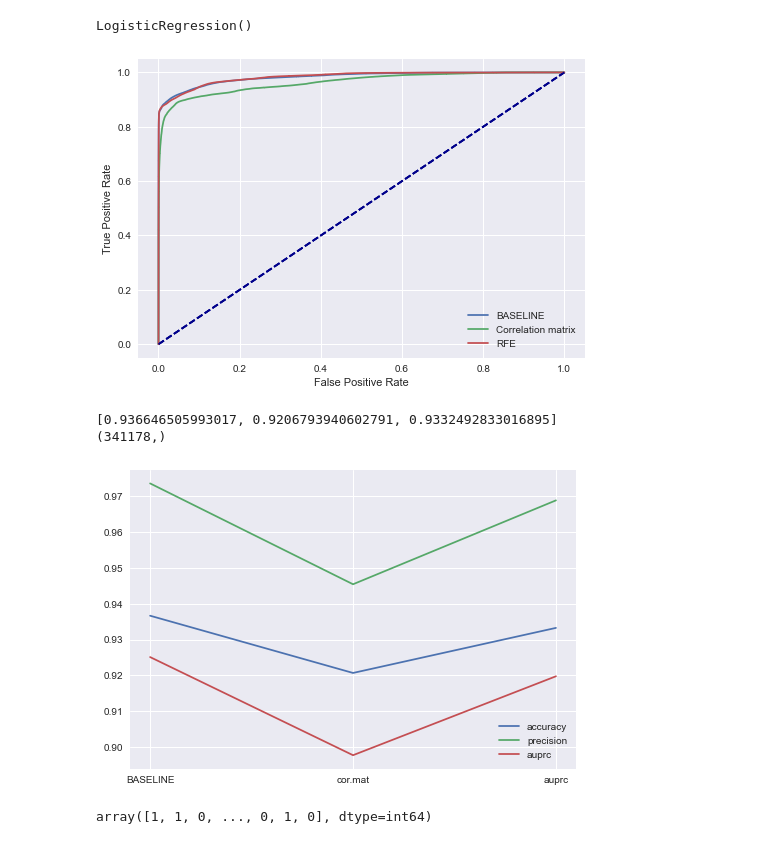
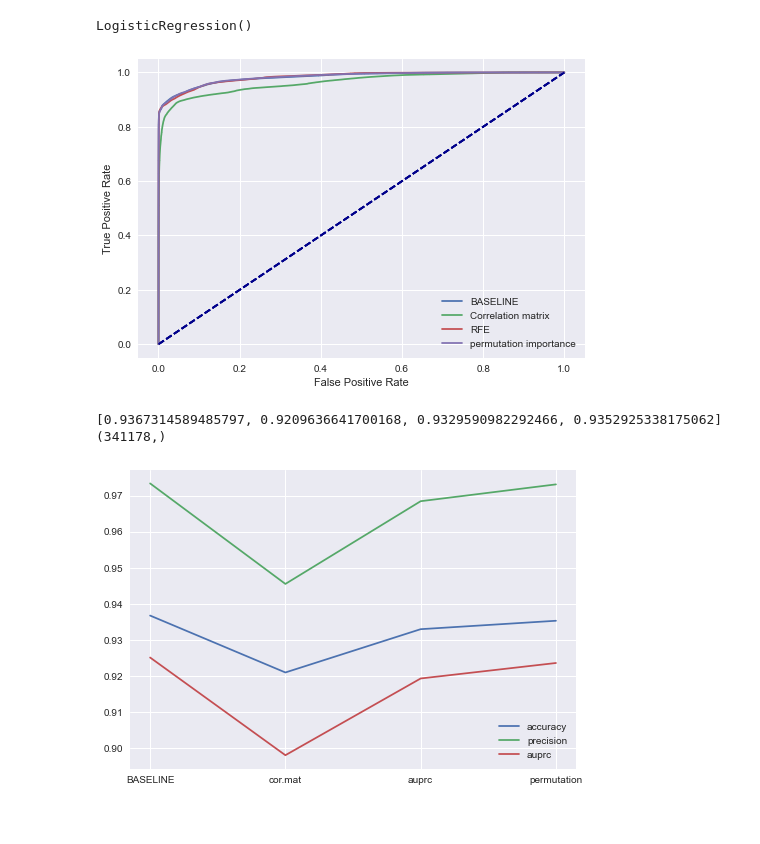
Before and after one commit to bjarnemu/aml2021finalproject, a Jupyter notebook: featureselection.ipynb, the cells around one changed output. Drawn from its saved outputs; the diff is of its cells as text; code cells hidden in the pictures.

Commit message:
med permutation feature selection

```diff
--- a/featureselection.ipynb
+++ b/featureselection.ipynb
@@ -97,30 +116,37 @@ array(['V4', 'V8', 'V9', 'V10', 'V13', 'V14', 'V16', 'V21', 'V22', 'V27'],
 top10 = ['V3', 'V4', 'V7', 'V10', 'V11', 'V12', 'V14', 'V16', 'V17', 'V18']
 top10_cormat = ['V11','V4','V2','V21','V19','V20','V8','V27','V28']
 top10_RFE = ['V4', 'V8', 'V9', 'V10', 'V13', 'V14', 'V16', 'V21', 'V22', 'V27']
+top10_perm = ['V14','V12','V17','V10','V4','V16','V7','V2','V11','Amount']
 
 X = normalized_records[top10].to_numpy()
 X_cormat = normalized_records[top10_cormat].to_numpy()
 X_RFE = normalized_records[top10_RFE].to_numpy()
+X_perm = normalized_records[top10_perm].to_numpy()
 y = targets.to_numpy()
 # %%
 
 oversample = imblearn.over_sampling.SMOTE()
 X_smote, y_smote = oversample.fit_resample(X, y)
-X_smote_cormat, y_smote = oversample.fit_resample(X_cormat, y)
-X_smote_RFE, y_smote = oversample.fit_resample(X_RFE, y)
+X_smote_cormat, y_smote_cormat = oversample.fit_resample(X_cormat, y)
+X_smote_RFE, y_smote_RFE = oversample.fit_resample(X_RFE, y)
+X_smote_perm, y_smote_perm = oversample.fit_resample(X_perm, y)
 
 lrg3 = LogisticRegression()
 lrg3_cormat = LogisticRegression()
 lrg3_RFE = LogisticRegression()
+lrg3_perm = LogisticRegression()
 
 X_train3, X_validation3, y_train3, y_validation3 = train_test_split(X_smote, y_smote, test_size=0.60, random_state=42)
 lrg3.fit(X_train3, y_train3)
 
-X_train3_cormat, X_validation3_cormat, y_train3_cormat, y_validation3_cormat = train_test_split(X_smote_cormat, y_smote, test_size=0.60, random_state=42)
+X_train3_cormat, X_validation3_cormat, y_train3_cormat, y_validation3_cormat = train_test_split(X_smote_cormat, y_smote_cormat, test_size=0.60, random_state=42)
 lrg3_cormat.fit(X_train3_cormat, y_train3_cormat)
 
-X_train3_RFE, X_validation3_RFE, y_train3_RFE, y_validation3_RFE = train_test_split(X_smote_RFE, y_smote, test_size=0.60, random_state=42)
+X_train3_RFE, X_validation3_RFE, y_train3_RFE, y_validation3_RFE = train_test_split(X_smote_RFE, y_smote_RFE, test_size=0.60, random_state=42)
 lrg3_RFE.fit(X_train3_RFE, y_train3_RFE)
+
+X_train3_perm, X_validation3_perm, y_train3_perm, y_validation3_perm = train_test_split(X_smote_perm, y_smote_perm, test_size=0.60, random_state=42)
+lrg3_perm.fit(X_train3_perm, y_train3_perm)
 # %% [output]
 LogisticRegression()
 # %%
@@ -146,32 +172,30 @@ def create_roc_curve(preds, targets, label="", title=""):
 create_roc_curve(lrg3.predict_proba(X_validation3)[:,1], y_validation3, label="BASELINE")
 create_roc_curve(lrg3_cormat.predict_proba(X_validation3_cormat)[:,1], y_validation3_cormat, label="Correlation matrix")
 create_roc_curve(lrg3_RFE.predict_proba(X_validation3_RFE)[:,1], y_validation3_RFE, label="RFE")
+create_roc_curve(lrg3_perm.predict_proba(X_validation3_perm)[:,1], y_validation3_perm, label="permutation importance")
 # %% [output]
-[figure, old version]
+[figure, new version]
 # %%
 smot = lrg3.predict(X_validation3)
 cormatauprc = lrg3_cormat.predict(X_validation3_cormat)
 rfeauprc = lrg3_RFE.predict(X_validation3_RFE)
+permauprc = lrg3_perm.predict(X_validation3_perm)
 
-accur = [roc_auc_score(y_validation3, smot), roc_auc_score(y_validation3_cormat, cormatauprc), roc_auc_score(y_validation3_RFE, rfeauprc)]
-auprc = [average_precision_score(y_validation3, smot), average_precision_score(y_validation3_cormat, cormatauprc), average_precision_score(y_validation3_RFE, rfeauprc)]
-precision = [precision_score(y_validation3, smot), precision_score(y_validation3_cormat, cormatauprc), precision_score(y_validation3_RFE, rfeauprc)]
+accur = [roc_auc_score(y_validation3, smot), roc_auc_score(y_validation3_cormat, cormatauprc), roc_auc_score(y_validation3_RFE, rfeauprc), roc_auc_score(y_validation3_perm, permauprc)]
+auprc = [average_precision_score(y_validation3, smot), average_precision_score(y_validation3_cormat, cormatauprc), average_precision_score(y_validation3_RFE, rfeauprc), average_precision_score(y_validation3_perm, permauprc)]
+precision = [precision_score(y_validation3, smot), precision_score(y_validation3_cormat, cormatauprc), precision_score(y_validation3_RFE, rfeauprc), precision_score(y_validation3_perm, permauprc)]
 
 print (accur)
 
-labels = ['BASELINE', 'cor.mat','auprc']
+labels = ['BASELINE', 'cor.mat','auprc', 'permutation']
 plt.plot(labels, accur, label="accuracy")
 plt.plot(labels, precision, label="precision")
 plt.plot(labels, auprc, label="auprc")
 
 plt.legend(loc='lower right')
 
 print(smot.shape)
 # %% [output]
-[0.936646505993017, 0.9206793940602791, 0.9332492833016895]
+[0.9367314589485797, 0.9209636641700168, 0.9329590982292466, 0.9352925338175062]
 (341178,)
-[figure, old version]
+[figure, new version]
-# %%
-cormatauprc
-# %% [output]
-array([1, 1, 0, ..., 0, 1, 0], dtype=int64)
```
Also changed, not shown: parts of 3 cells of this notebook.
